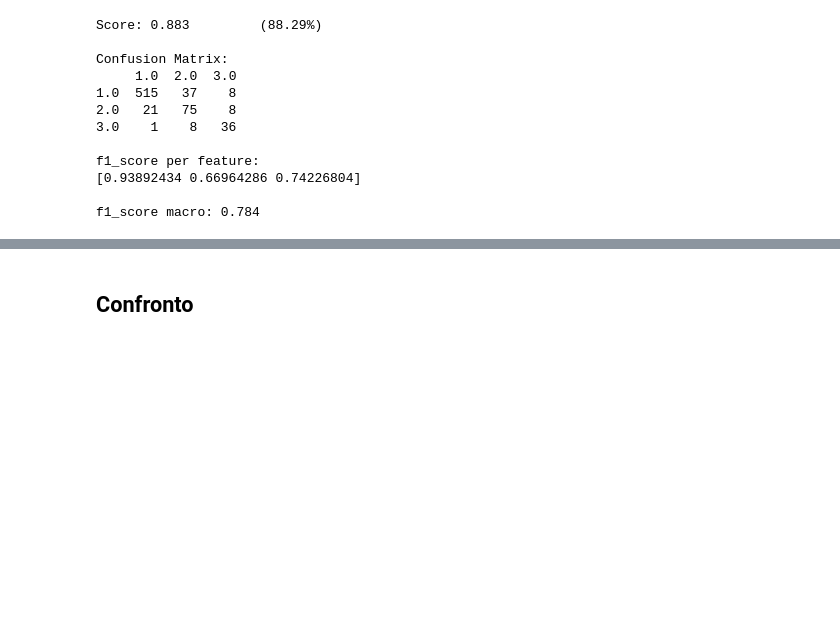
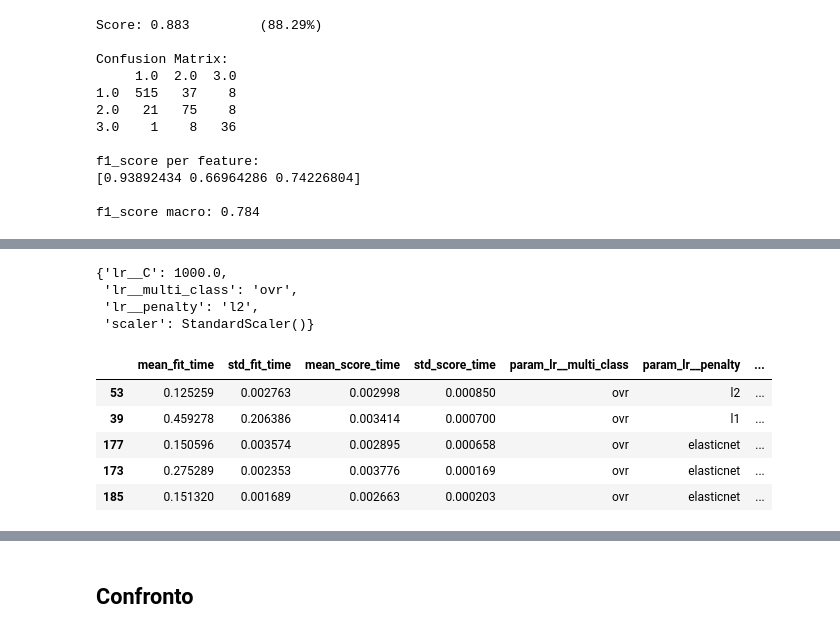
Before and after one commit to tassiluca/dia-project, a Jupyter notebook: fetal_health_classification.ipynb, the cells around one changed output, grey strips where cells are left out. Drawn from its saved outputs; the diff is of its cells as text; code cells hidden in the pictures; blank space fills up the shorter version.

```diff
--- a/fetal_health_classification.ipynb
+++ b/fetal_health_classification.ipynb
@@ -390,3 +343,19 @@ logistic_model = Pipeline([
 %%capture --no-display
 logistic, logistic_best_params, logistic_ranking = \
     get_tuned_model(logistic_model, params_grid, X_train, y_train)
+# %%
+logistic_best_params
+# %% [output]
+{'lr__C': 1000.0,
+ 'lr__multi_class': 'ovr',
+ 'lr__penalty': 'l2',
+ 'scaler': StandardScaler()}
+# %%
+logistic_ranking
+# %% [output]
+|  | mean_fit_time | std_fit_time | mean_score_time | std_score_time | param_lr__multi_class | param_lr__penalty | ... |
+| 53 | 0.125259 | 0.002763 | 0.002998 | 0.000850 | ovr | l2 | ... |
+| 39 | 0.459278 | 0.206386 | 0.003414 | 0.000700 | ovr | l1 | ... |
+| 177 | 0.150596 | 0.003574 | 0.002895 | 0.000658 | ovr | elasticnet | ... |
+| 173 | 0.275289 | 0.002353 | 0.003776 | 0.000169 | ovr | elasticnet | ... |
+| 185 | 0.151320 | 0.001689 | 0.002663 | 0.000203 | ovr | elasticnet | ... |
```
Also changed, not shown: parts of 32 cells of this notebook.
